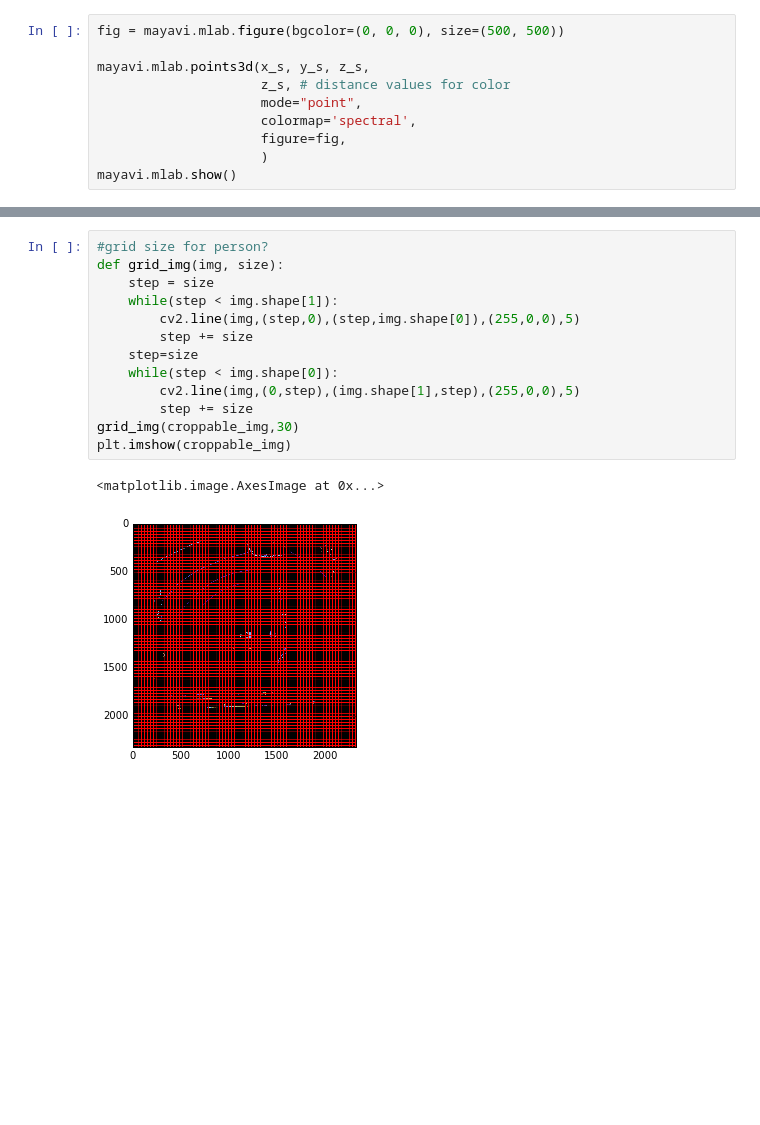
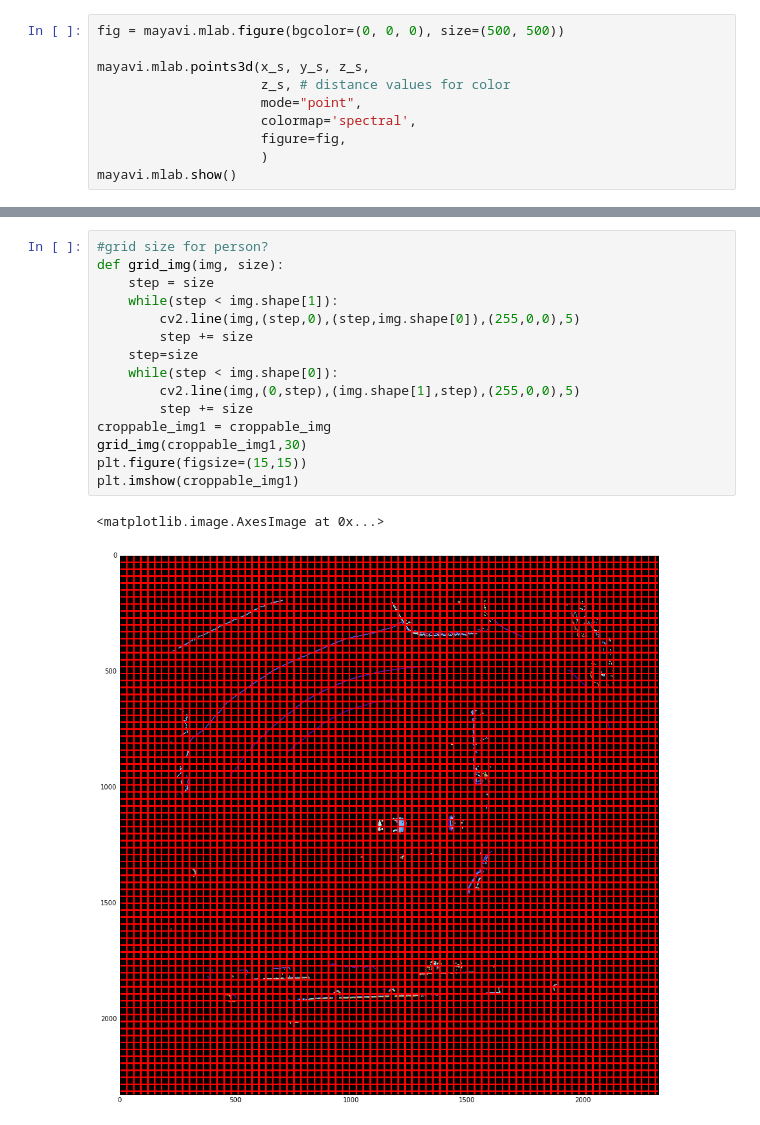
Before and after one commit to moe-elsadig/DidiChallengeHelperScripts, a Jupyter notebook: Feature_extraction_from_velo_points.ipynb, the cells around one changed output, grey strips where cells are left out. Cells and saved outputs as stored; diff of their text form; blank space fills up the shorter version.

```diff
--- a/Feature_extraction_from_velo_points.ipynb
+++ b/Feature_extraction_from_velo_points.ipynb
@@ -308,19 +317,21 @@ plt.imshow(croppable_img)
 # %%
 #grid size for person?
 def grid_img(img, size):
     step = size
     while(step < img.shape[1]):
         cv2.line(img,(step,0),(step,img.shape[0]),(255,0,0),5)
         step += size
     step=size
     while(step < img.shape[0]):
         cv2.line(img,(0,step),(img.shape[1],step),(255,0,0),5)
         step += size
-grid_img(croppable_img,30)
-plt.imshow(croppable_img)
+croppable_img1 = croppable_img
+grid_img(croppable_img1,30)
+plt.figure(figsize=(15,15))
+plt.imshow(croppable_img1)
 # %% [output]
 <matplotlib.image.AxesImage at 0x...>
-[figure, old version]
+[figure, new version]
 # %%
 #grid size for car?
 def grid_img(img, size):
```
Also changed, not shown: parts of 17 cells of this notebook, 1 other file.
